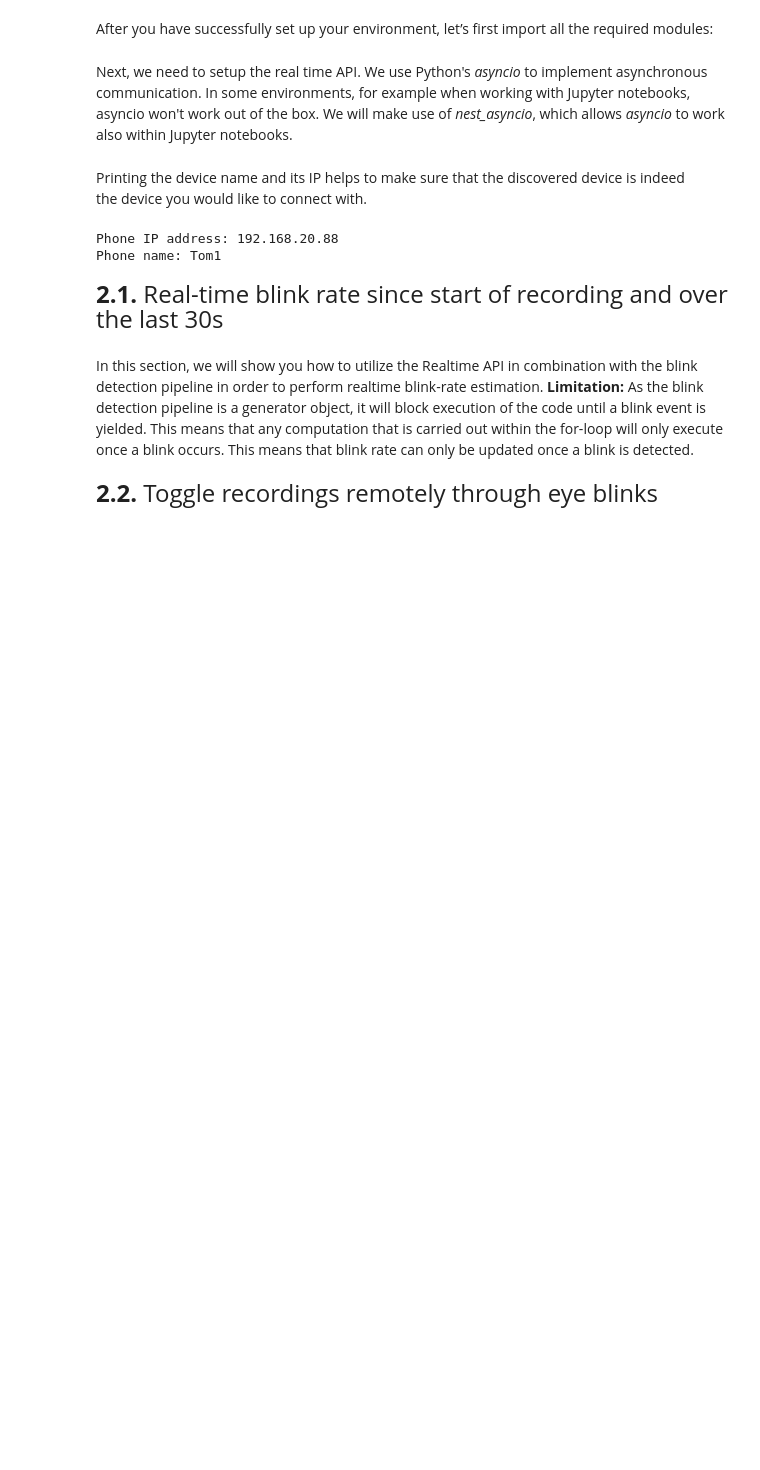
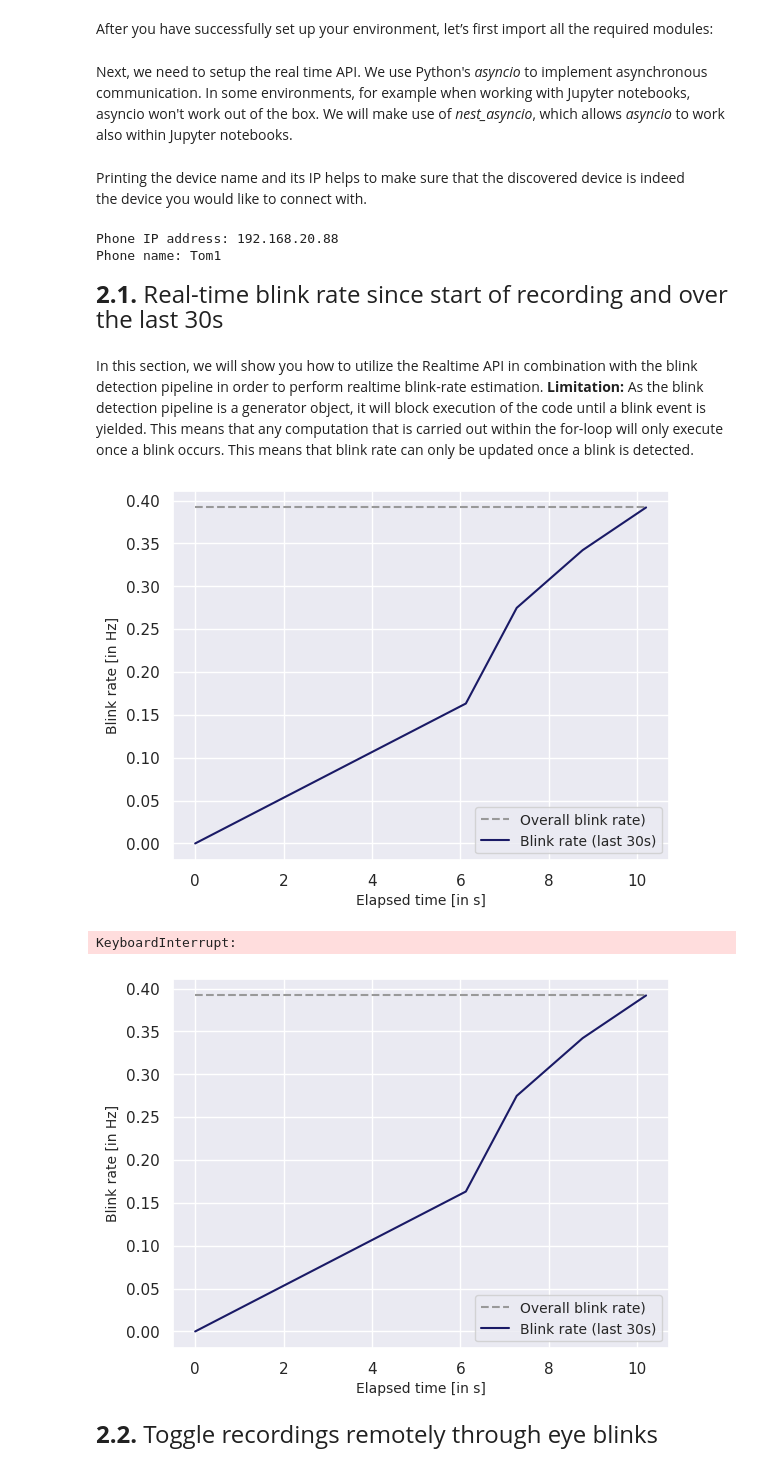
Before and after one commit to pupil-labs/real-time-blink-detection, a Jupyter notebook: blink_detection.ipynb, the cells around one changed output. Cells and saved outputs as stored; diff of their text form; code cells hidden in the pictures; blank space fills up the shorter version.

```diff
--- a/blink_detection.ipynb
+++ b/blink_detection.ipynb
@@ -107,38 +108,42 @@ In this section, we will show you how to utilize the Realtime API in combination
 # %%
 # we need to re-initialize the streams as the previous ones have been exhausted
 left_images, right_images, timestamps = stream_images_and_timestamps(
     device, is_neon=True
 )
 
 # let's keep track of the last 100 blinks
 blink_times = np.zeros(100)
-blink_rate_tot = np.zeros(100)
-blink_rate_30s = np.zeros(100)
+avg_blink_rate = np.zeros(100)
+blink_rate_last_30s = np.zeros(100)
 
 blink_counter = 0
 starting_time = time.time()
 
 while True:
 
     blink_event = next(blink_detection_pipeline(left_images, right_images, timestamps))
 
     blink_counter += 1
 
     elapsed_time = blink_event.start_time / 1e9 - starting_time
 
     blink_times = update_array(blink_times, elapsed_time)
 
-    blink_rate_tot = update_array(
-        blink_rate_tot, compute_blink_rate(blink_counter, elapsed_time)
+    avg_blink_rate = update_array(
+        avg_blink_rate, compute_blink_rate(blink_counter, elapsed_time)
     )
 
     blink_counter_last_30s = np.sum(blink_times > max(blink_times[0] - 30, 0))
 
-    blink_rate_30s = update_array(
-        blink_rate_30s, blink_counter_last_30s / min(30, blink_times[0])
+    blink_rate_last_30s = update_array(
+        blink_rate_last_30s, blink_counter_last_30s / min(30, blink_times[0])
     )
 
-    plot_blink_rate(blink_times, blink_rate_tot, blink_rate_30s)
+    plot_blink_rate(blink_times, avg_blink_rate, blink_rate_last_30s)
+# %% [output]
+[figure, added]
+KeyboardInterrupt:
+[figure, added]
 # %% [markdown]
 <font size=5>**2.2.** Toggle recordings remotely through eye blinks</font>
 # %% [markdown]
```
Also changed, not shown: parts of 3 cells of this notebook, 1 other file.
